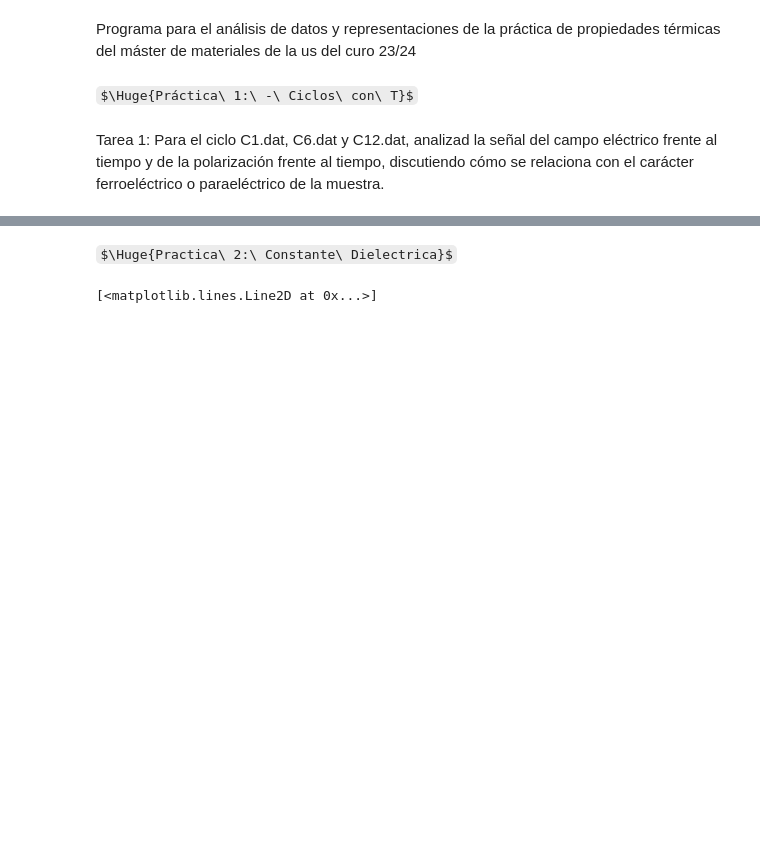
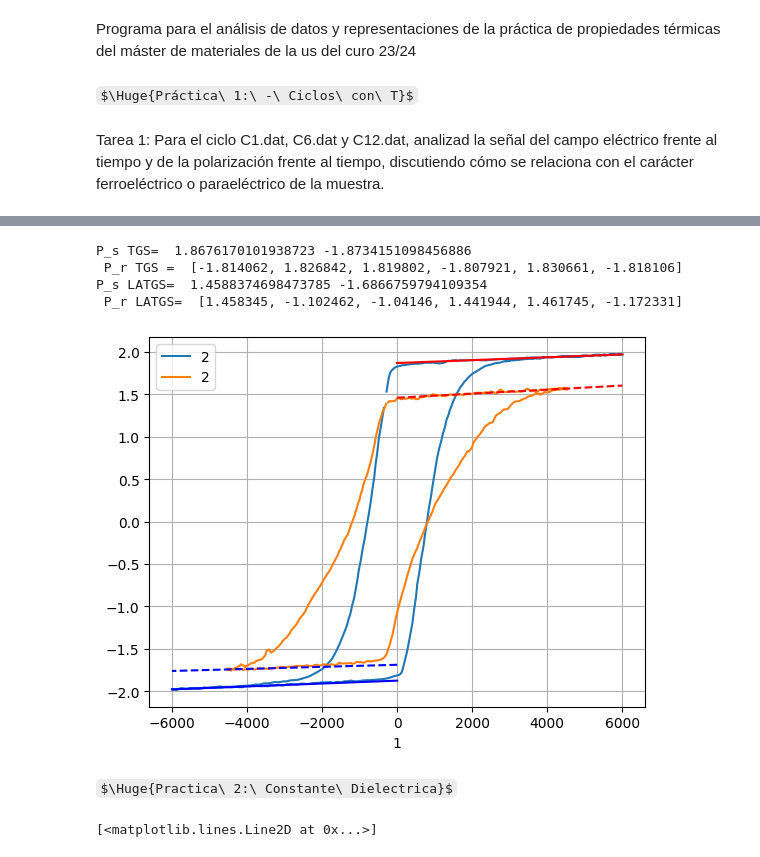
Before and after one commit to albertopeinador/termicas, a Jupyter notebook: lab_termo.ipynb, the cells around one changed output, grey strips where cells are left out. Drawn from its saved outputs; the diff is of its cells as text; code cells hidden in the pictures; some formulas as TeX source; blank space fills up the shorter version.

```diff
--- a/lab_termo.ipynb
+++ b/lab_termo.ipynb
@@ -104,3 +144,43 @@ ax3.plot(x, y)
+# %%
+p_TGS, n_TGS = Ps (dtfs['C1.DAT'][1], 3000)
+p_LATGS, n_LATGS = Ps (df_LATGS, 3000)
+
+
+#   Plot cicles
+
+fig = plt.figure()
+ax = fig.subplots()
+
+dtfs['C1.DAT'][1].plot(x = 1, y = 2, ax = ax)
+df_LATGS.plot(x = 1, y =2, ax = ax)
+
+
+#   Plot fitted curves
+
+p_x = np.linspace(0, 6000, 1000)
+n_x = np.linspace(0, -6000, 1000)
+
+p_y_TGS = r(p_x, p_TGS[0], p_TGS[1])
+n_y_TGS = r(n_x, n_TGS[0], n_TGS[1])
+p_y_LATGS = r(p_x, p_LATGS[0], p_LATGS[1])
+n_y_LATGS = r(n_x, n_LATGS[0], n_LATGS[1])
+
+ax.plot(p_x, p_y_TGS, 'r-')
+ax.plot(n_x, n_y_TGS, 'b-')
+ax.plot(p_x, p_y_LATGS, 'r--')
+ax.plot(n_x, n_y_LATGS, 'b--')
+
+#Print spontaneous pol
+print ('P_s TGS= ', p_TGS[1], n_TGS[1], '\n', 'P_r TGS = ', Pr[0])
+print ('P_s LATGS= ', p_LATGS[1], n_LATGS[1], '\n', 'P_r LATGS= ', Pr_LATGS)
+
+ax.grid()
+# %% [output]
+P_s TGS=  1.8676170101938723 -1.8734151098456886
+ P_r TGS =  [-1.814062, 1.826842, 1.819802, -1.807921, 1.830661, -1.818106]
+P_s LATGS=  1.4588374698473785 -1.6866759794109354
+ P_r LATGS=  [1.458345, -1.102462, -1.04146, 1.441944, 1.461745, -1.172331]
+[figure, added]
 # %% [markdown]
 $\Huge{Practica\ 2:\ Constante\ Dielectrica}$
 # %%
```
Also changed, not shown: parts of 5 cells of this notebook.
